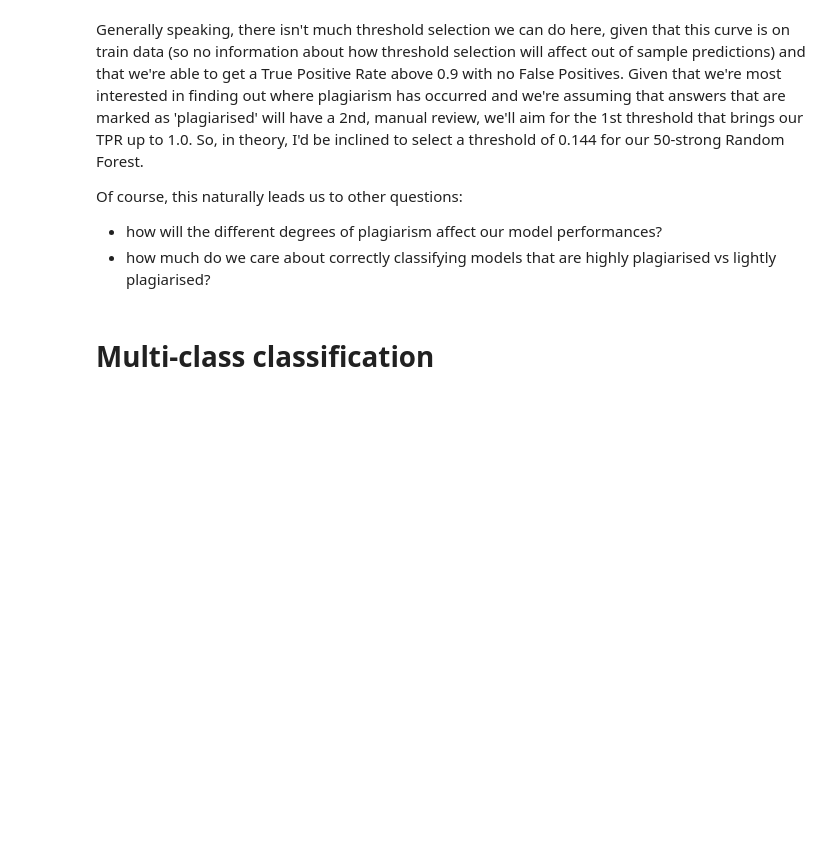
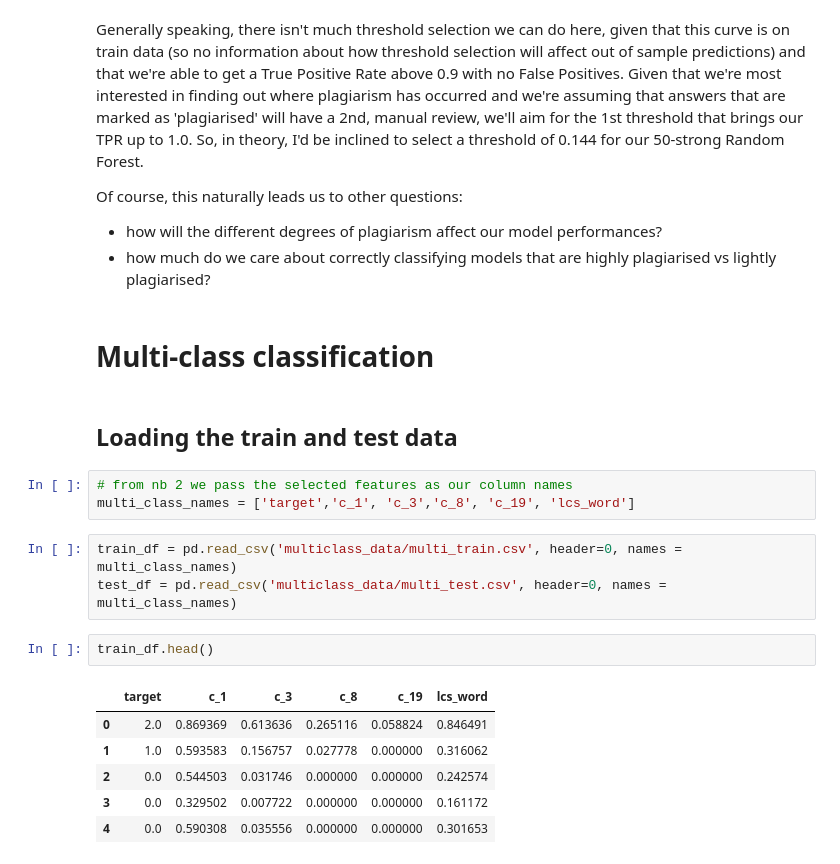
Before and after one commit to Ioana-P/Plagiarism-detection, a Jupyter notebook: 3b_Training_local_models.ipynb, the cells around one changed output. Cells and saved outputs as stored; diff of their text form; blank space fills up the shorter version.

```diff
--- a/3b_Training_local_models.ipynb
+++ b/3b_Training_local_models.ipynb
@@ -357,3 +357,20 @@ Of course, this naturally leads us to other questions:
 - how much do we care about correctly classifying models that are highly plagiarised vs lightly plagiarised?
 # %% [markdown]
 # Multi-class classification
+# %% [markdown]
+## Loading the train and test data
+# %%
+# from nb 2 we pass the selected features as our column names
+multi_class_names = ['target','c_1', 'c_3','c_8', 'c_19', 'lcs_word']
+# %%
+train_df = pd.read_csv('multiclass_data/multi_train.csv', header=0, names = multi_class_names)
+test_df = pd.read_csv('multiclass_data/multi_test.csv', header=0, names = multi_class_names)
+# %%
+train_df.head()
+# %% [output]
+|  | target | c_1 | c_3 | c_8 | c_19 | lcs_word |
+| 0 | 2.0 | 0.869369 | 0.613636 | 0.265116 | 0.058824 | 0.846491 |
+| 1 | 1.0 | 0.593583 | 0.156757 | 0.027778 | 0.000000 | 0.316062 |
+| 2 | 0.0 | 0.544503 | 0.031746 | 0.000000 | 0.000000 | 0.242574 |
+| 3 | 0.0 | 0.329502 | 0.007722 | 0.000000 | 0.000000 | 0.161172 |
+| 4 | 0.0 | 0.590308 | 0.035556 | 0.000000 | 0.000000 | 0.301653 |
```
Also changed, not shown: parts of 33 cells of this notebook, 2 other files.
